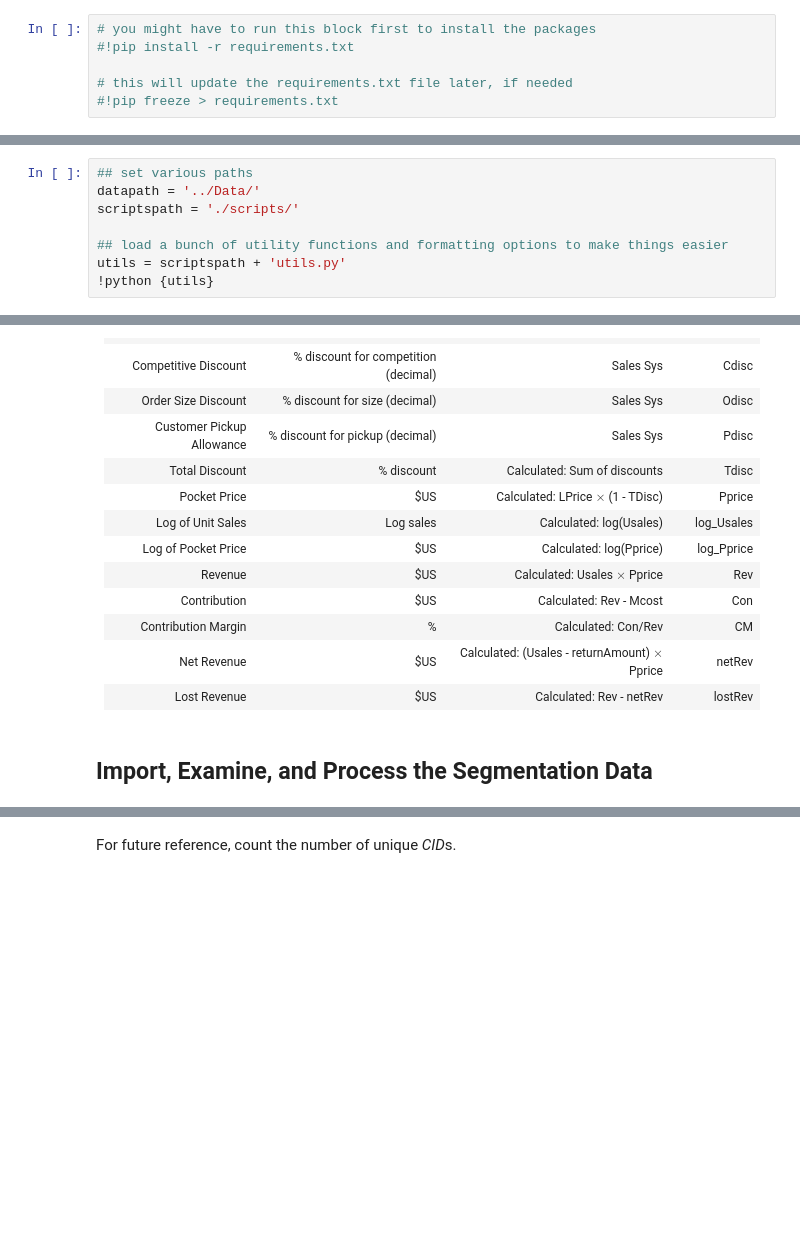
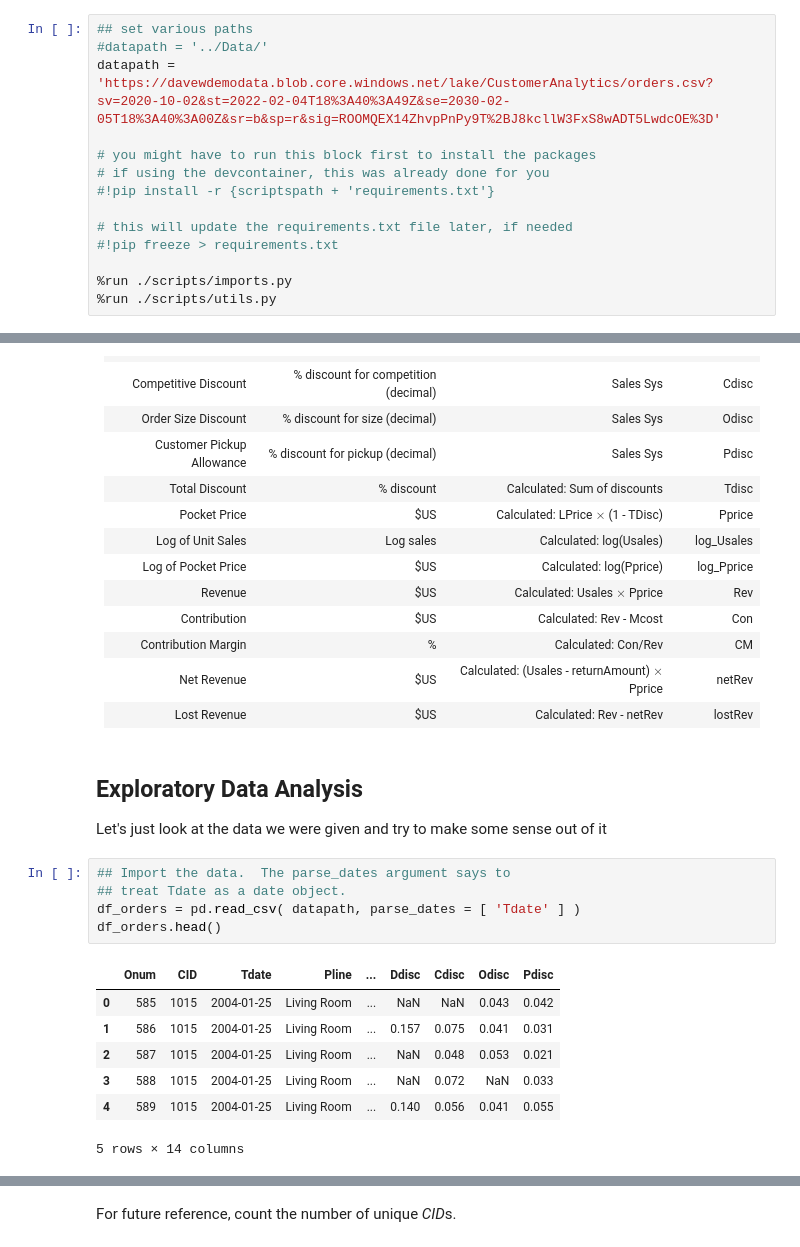
Before and after one commit to davew-msft/CustomerAnalytics, a Jupyter notebook: CustomerSegmentationAnalytics.ipynb, the cells around one changed output, grey strips where cells are left out. Cells and saved outputs as stored; diff of their text form; blank space fills up the shorter version.

```diff
--- a/CustomerSegmentationAnalytics.ipynb
+++ b/CustomerSegmentationAnalytics.ipynb
@@ -67,8 +67,16 @@ You have 43 products in 6 product lines, further divided into product classes (t
 
 These are tools and scripts I always use.
 # %%
+## set various paths
+#datapath = '../Data/'
+datapath = 'https://davewdemodata.blob.core.windows.net/lake/CustomerAnalytics/orders.csv?sv=2020-10-02&st=2022-02-04T18%3A40%3A49Z&se=2030-02-05T18%3A40%3A00Z&sr=b&sp=r&sig=ROOMQEX14ZhvpPnPy9T%2BJ8kcllW3FxS8wADT5LwdcOE%3D'
+
 # you might have to run this block first to install the packages
-#!pip install -r requirements.txt
+# if using the devcontainer, this was already done for you
+#!pip install -r {scriptspath + 'requirements.txt'}
 
 # this will update the requirements.txt file later, if needed
 #!pip freeze > requirements.txt
+
+%run ./scripts/imports.py
+%run ./scripts/utils.py
@@ -136,8 +85,0 @@ import lifetimes
-# %%
-## set various paths
-datapath = '../Data/'
-scriptspath = './scripts/'
-
-## load a bunch of utility functions and formatting options to make things easier
-utils = scriptspath + 'utils.py'
-!python {utils}
@@ -177,6 +117,21 @@ This is the data we are going to use.  You can use this as a reference.
 | Contribution Margin       | \%                                     | Calculated: Con/Rev | CM |
 | Net Revenue               | \$US                                   | Calculated: (Usales - returnAmount) $\times$  Pprice  | netRev  |
 | Lost Revenue         |  \$US   | Calculated: Rev - netRev  | lostRev  |
-# %% [markdown]
-## Import, Examine, and Process the Segmentation Data
+# %% [markdown]
+## Exploratory Data Analysis
+
+Let's just look at the data we were given and try to make some sense out of it
+# %%
+## Import the data.  The parse_dates argument says to
+## treat Tdate as a date object.
+df_orders = pd.read_csv( datapath, parse_dates = [ 'Tdate' ] )
+df_orders.head()
+# %% [output]
+|  | Onum | CID | Tdate | Pline | ... | Ddisc | Cdisc | Odisc | Pdisc |
+| 0 | 585 | 1015 | 2004-01-25 | Living Room | ... | NaN | NaN | 0.043 | 0.042 |
+| 1 | 586 | 1015 | 2004-01-25 | Living Room | ... | 0.157 | 0.075 | 0.041 | 0.031 |
+| 2 | 587 | 1015 | 2004-01-25 | Living Room | ... | NaN | 0.048 | 0.053 | 0.021 |
+| 3 | 588 | 1015 | 2004-01-25 | Living Room | ... | NaN | 0.072 | NaN | 0.033 |
+| 4 | 589 | 1015 | 2004-01-25 | Living Room | ... | 0.140 | 0.056 | 0.041 | 0.055 |
+5 rows × 14 columns
 # %%
```
Also changed, not shown: parts of 26 cells of this notebook, 6 other files.
